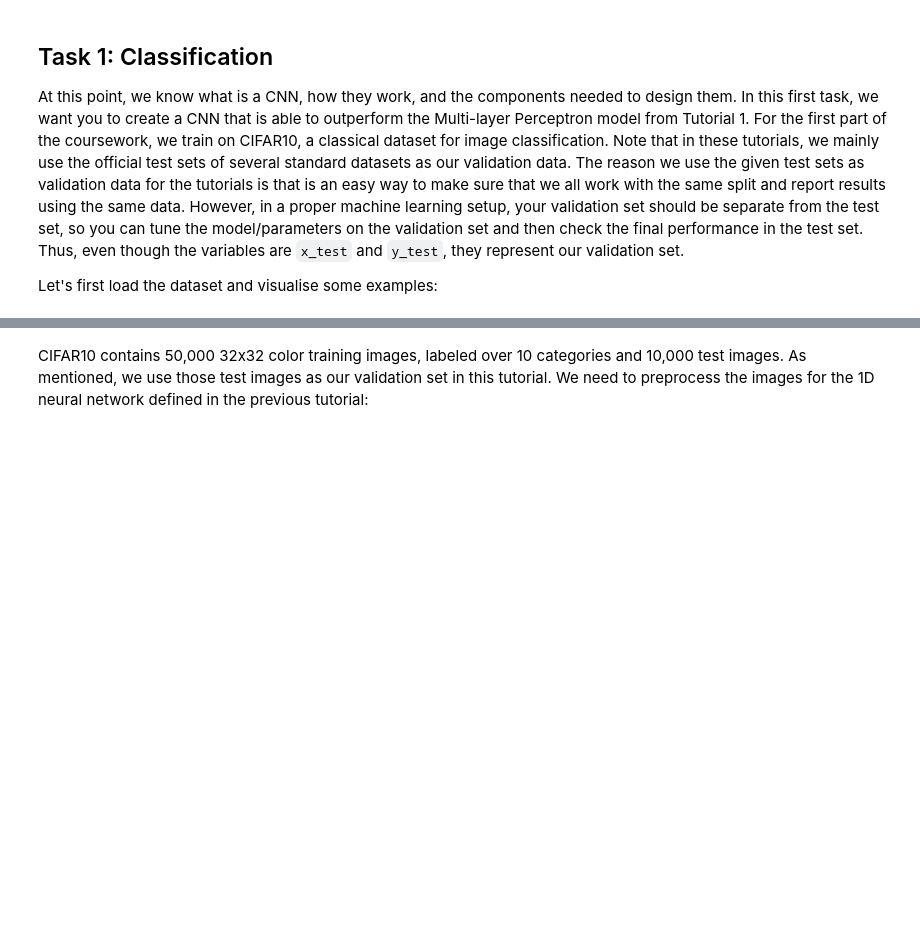
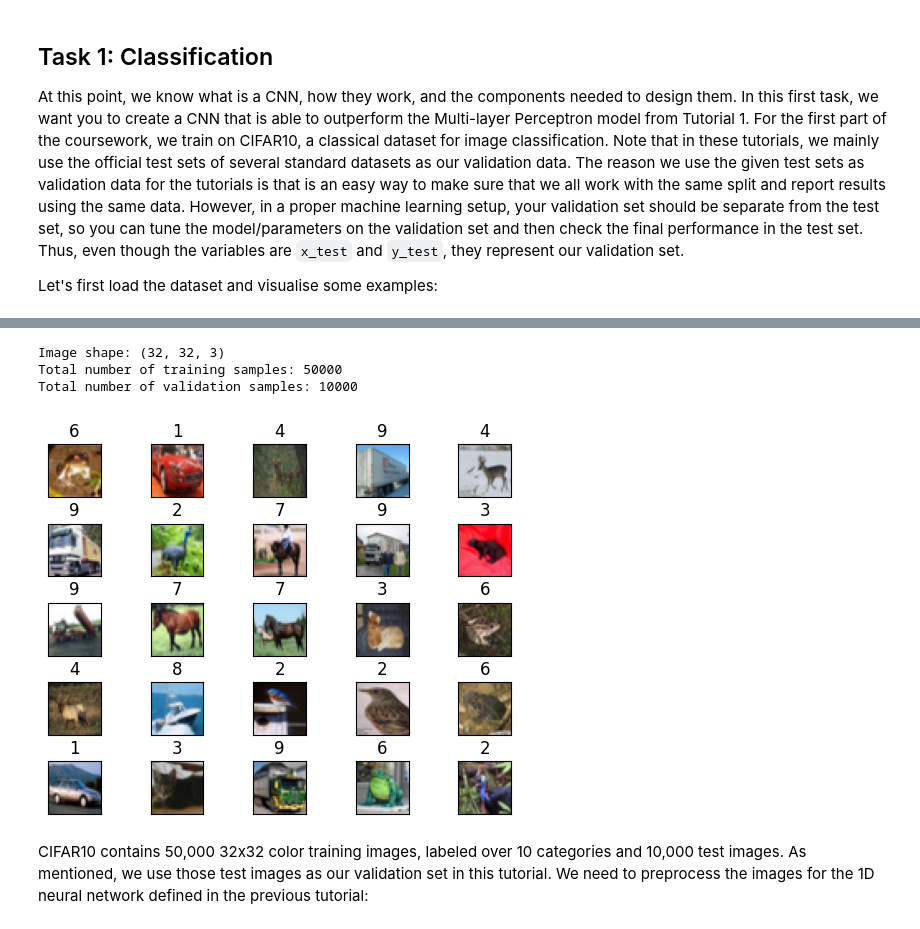
Before and after one commit to mxwlc/dl_cw, a Jupyter notebook: 02_CNN_Introduction.ipynb, the cells around one changed output, grey strips where cells are left out. Saved outputs shown, nothing was run; the diff lists cells and outputs as text; code cells hidden in the pictures; blank space fills up the shorter version.

Commit message:
Visualised Task 1 of Notebook 2

```diff
--- a/02_CNN_Introduction.ipynb
+++ b/02_CNN_Introduction.ipynb
@@ -450,10 +450,13 @@ At this point, we know what is a CNN, how they work, and the components needed t
 
 Let's first load the dataset and visualise some examples:
 # %%
+
 import matplotlib.pyplot as plt
+import matplotlib.ticker as mticker
 import numpy as np
 import tensorflow as tf
 tf.compat.v1.logging.set_verbosity(tf.compat.v1.logging.ERROR)
+tf.compat.v1.enable_eager_execution()
 from keras.models import Sequential
 from keras.layers import Dense, Dropout, Activation
 # from keras.utils import np_utils
@@ -486,3 +489,4 @@ for row in range(N):
     axes[row,col].set_title(target)
     axes[row,col].set_xticks([])
     axes[row,col].set_yticks([])
+# %% [output]
@@ -489,3 +499,7 @@ for row in range(N):
+Image shape: (32, 32, 3)
+Total number of training samples: 50000
+Total number of validation samples: 10000
+[figure, added]
 # %% [markdown]
 CIFAR10 contains 50,000 32x32 color training images, labeled over 10 categories and 10,000 test images. As mentioned, we use those test images as our validation set in this tutorial. We need to preprocess the images for the 1D neural network defined in the previous tutorial:
 # %%
```
Also changed, not shown: parts of 41 cells of this notebook, 1 other file.
